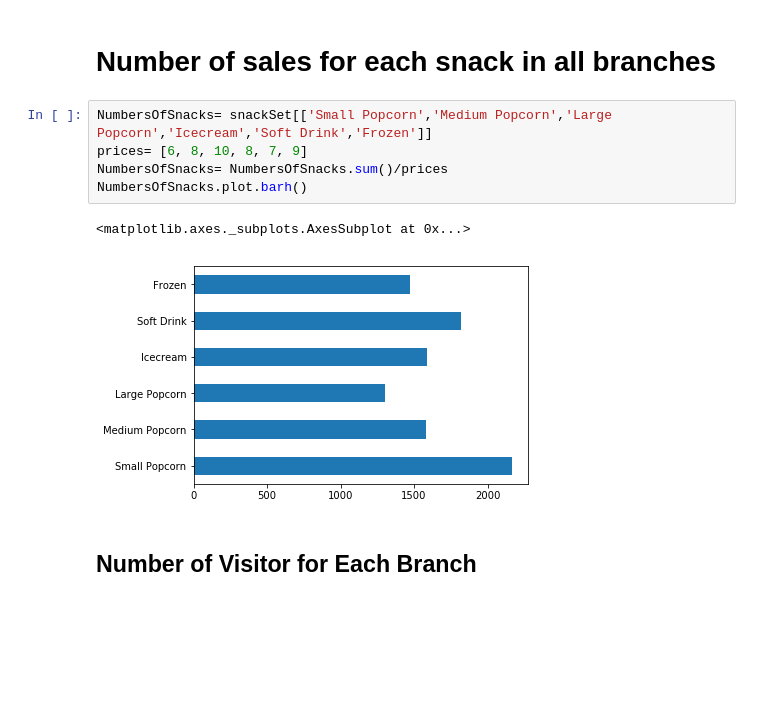
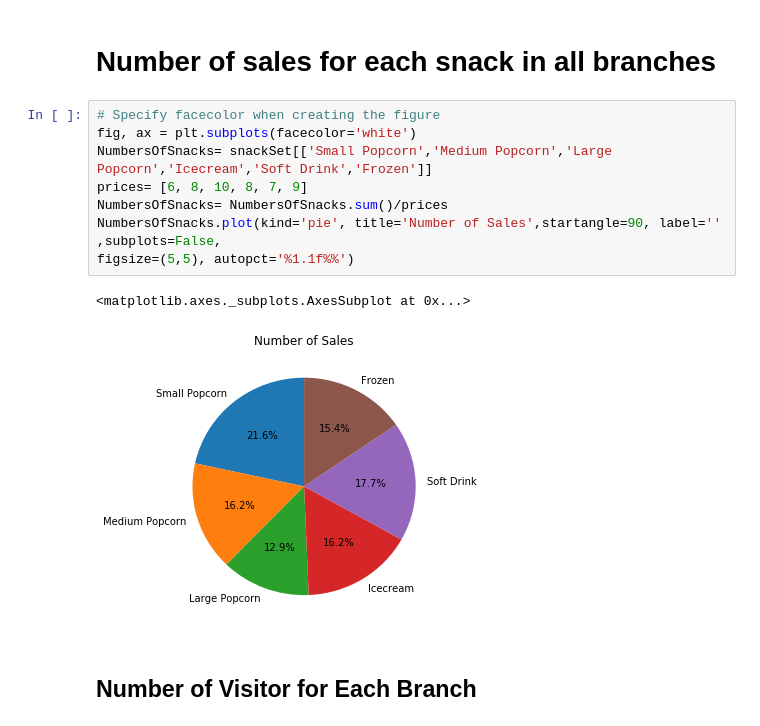
Before and after one commit to Hala-Alsouly/Theatre, a Jupyter notebook: Theatres.ipynb, the cells around one changed output. Drawn from its saved outputs; the diff is of its cells as text; blank space fills up the shorter version.

Commit message:
Adding number of sales for eack snack

```diff
--- a/Theatres.ipynb
+++ b/Theatres.ipynb
@@ -478,13 +478,16 @@ snackSelect.groupby(by=["Branch"]).sum().plot.barh()
 # %% [markdown]
 # Number of sales for each snack in all branches
 # %%
+# Specify facecolor when creating the figure
+fig, ax = plt.subplots(facecolor='white')
 NumbersOfSnacks= snackSet[['Small Popcorn','Medium Popcorn','Large Popcorn','Icecream','Soft Drink','Frozen']]
 prices= [6, 8, 10, 8, 7, 9]
 NumbersOfSnacks= NumbersOfSnacks.sum()/prices
-NumbersOfSnacks.plot.barh()
+NumbersOfSnacks.plot(kind='pie', title='Number of Sales',startangle=90, label='' ,subplots=False,
+figsize=(5,5), autopct='%1.1f%%')
 # %% [output]
 <matplotlib.axes._subplots.AxesSubplot at 0x...>
-[figure, old version]
+[figure, new version]
 # %% [markdown]
 ## Number of Visitor for Each Branch
 # %%
```
Also changed, not shown: parts of 13 cells of this notebook.
